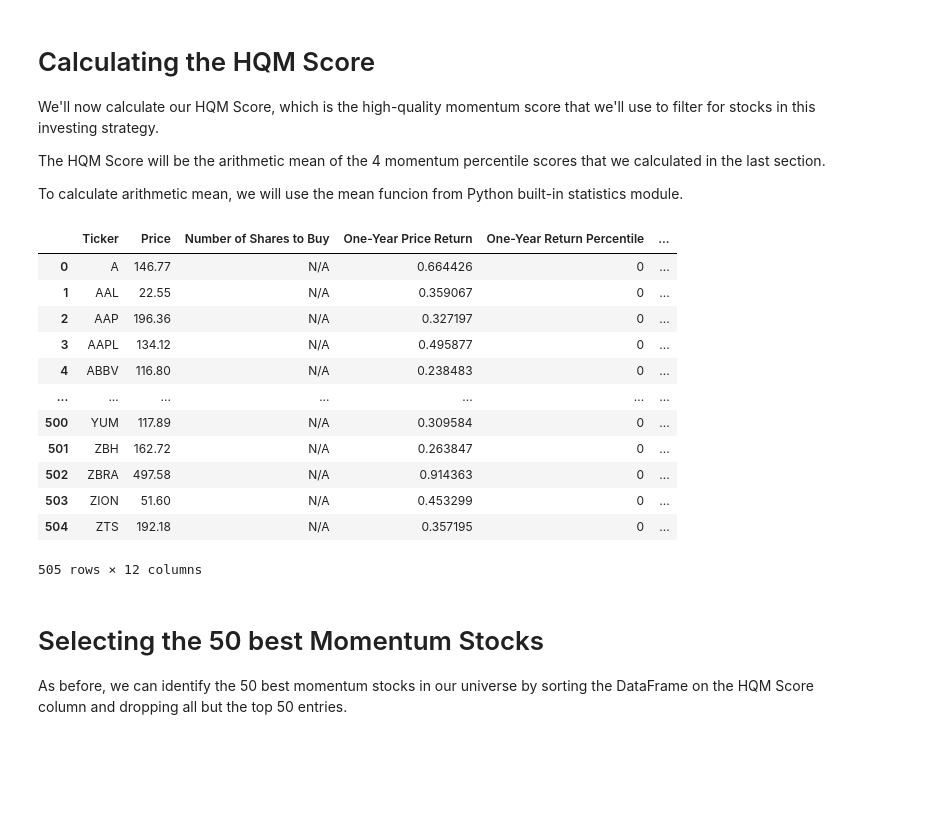
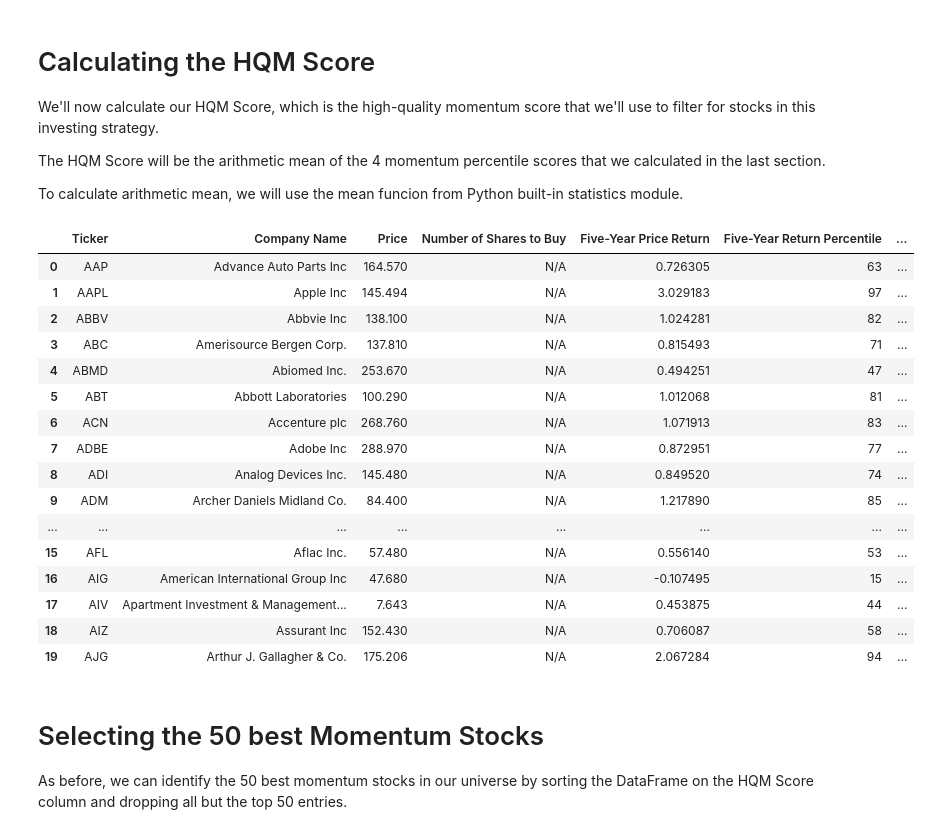
Before and after one commit to Antunes1993/AlgorithmicTrading, a Jupyter notebook: Project 2 - Quantitative Momentum Screener.ipynb, the cells around one changed output. Cells and saved outputs as stored; diff of their text form; code cells hidden in the pictures; blank space fills up the shorter version.

```diff
--- a/Project 2 - Quantitative Momentum Screener.ipynb
+++ b/Project 2 - Quantitative Momentum Screener.ipynb
@@ -186,8 +187,13 @@ Ps: I had problems calculating the percentiles so, I used the columns Price Retu
 # %%
 hqm_columns =[
     'Ticker',
+    'Company Name',
     'Price',
     'Number of Shares to Buy',
+    'Five-Year Price Return',
+    'Five-Year Return Percentile',
+    'Two-Year Price Return',
+    'Two-Year Return Percentile',
     'One-Year Price Return',
     'One-Year Return Percentile',
     'Six-Month Price Return',
@@ -201,17 +207,22 @@ hqm_columns =[
 
 hqm_dataframe = pd.DataFrame(columns = hqm_columns)
 # %%
-for symbol_string in symbol_strings:
+for symbol_string in symbol_strings[:1]:
     batch_api_call_url = f'https://sandbox.iexapis.com/stable/stock/market/batch?symbols={symbol_string} &types=price,stats&token={IEX_CLOUD_API_TOKEN}'
     data = requests.get(batch_api_call_url).json()
 
     for symbol in symbol_string.split(','):
 
-        hqm_dataframe = hqm_dataframe.append(
+        hqm_dataframe= hqm_dataframe.append(
         pd.Series(
         [
             symbol,
+            data[symbol]['stats']['companyName'],
             data[symbol]['price'],
+            'N/A',
+            data[symbol]['stats']['year5ChangePercent'],
+            'N/A',
+            data[symbol]['stats']['year2ChangePercent'],
             'N/A',
             data[symbol]['stats']['year1ChangePercent'],
             'N/A',
@@ -244,5 +255,7 @@ hqm_dataframe
 # %%
 time_periods = [
+    'Five-Year',
+    'Two-Year',
     'One-Year',
     'Six-Month',
     'Three-Month',
@@ -252,12 +265,13 @@ time_periods = [
 for row in hqm_dataframe.index:
     for time_period in time_periods:
         change_col = f'{time_period} Price Return'
-        price_col = 'price'
+        price_col = 'Price'
         percentile_col = f'{time_period} Return Percentile'
+        hqm_dataframe.loc[row, percentile_col] = score(hqm_dataframe[change_col], hqm_dataframe.loc[row, change_col])
 
         #Concatenates string to build the column name that we're inserting values
         try:
-            hqm_dataframe.loc[row, percentile_col] = score(hqm_dataframe[change_col], hqm_dataframe.loc[price_col])
+             hqm_dataframe.loc[row, percentile_col] = round(score(hqm_dataframe[change_col], hqm_dataframe.loc[row, change_col]))
         except:
             hqm_dataframe.loc[row, percentile_col] = 0
 
@@ -290,32 +304,36 @@ statistics module.
 # %%
 from statistics import mean
 
 for row in hqm_dataframe.index:
 
     momentum_percentiles = []
     for time_period in time_periods:
-        momentum_percentiles.append(hqm_dataframe.loc[row, f'{time_period} Price Return'])
+        momentum_percentiles.append(hqm_dataframe.loc[row, f'{time_period} Return Percentile'])
 
     try:
-        hqm_dataframe.loc[row,'HQM Score'] = mean(momentum_percentiles)
+        hqm_dataframe.loc[row,'HQM Score'] = round(mean(momentum_percentiles))
     except:
         hqm_dataframe.loc[row,'HQM Score'] = 0
 
-hqm_dataframe
+hqm_dataframe.head(20)
 # %% [output]
-|  | Ticker | Price | Number of Shares to Buy | One-Year Price Return | One-Year Return Percentile | ... |
-| 0 | A | 146.77 | N/A | 0.664426 | 0 | ... |
-| 1 | AAL | 22.55 | N/A | 0.359067 | 0 | ... |
-| 2 | AAP | 196.36 | N/A | 0.327197 | 0 | ... |
-| 3 | AAPL | 134.12 | N/A | 0.495877 | 0 | ... |
-| 4 | ABBV | 116.80 | N/A | 0.238483 | 0 | ... |
-| ... | ... | ... | ... | ... | ... | ... |
-| 500 | YUM | 117.89 | N/A | 0.309584 | 0 | ... |
-| 501 | ZBH | 162.72 | N/A | 0.263847 | 0 | ... |
-| 502 | ZBRA | 497.58 | N/A | 0.914363 | 0 | ... |
-| 503 | ZION | 51.60 | N/A | 0.453299 | 0 | ... |
-| 504 | ZTS | 192.18 | N/A | 0.357195 | 0 | ... |
+|  | Ticker | Company Name | Price | Number of Shares to Buy | Five-Year Price Return | Five-Year Return Percentile | ... |
+| 0 | AAP | Advance Auto Parts Inc | 164.570 | N/A | 0.726305 | 63 | ... |
+| 1 | AAPL | Apple Inc | 145.494 | N/A | 3.029183 | 97 | ... |
+| 2 | ABBV | Abbvie Inc | 138.100 | N/A | 1.024281 | 82 | ... |
+| 3 | ABC | Amerisource Bergen Corp. | 137.810 | N/A | 0.815493 | 71 | ... |
+| 4 | ABMD | Abiomed Inc. | 253.670 | N/A | 0.494251 | 47 | ... |
+| 5 | ABT | Abbott Laboratories | 100.290 | N/A | 1.012068 | 81 | ... |
+| 6 | ACN | Accenture plc | 268.760 | N/A | 1.071913 | 83 | ... |
+| 7 | ADBE | Adobe Inc | 288.970 | N/A | 0.872951 | 77 | ... |
+| 8 | ADI | Analog Devices Inc. | 145.480 | N/A | 0.849520 | 74 | ... |
+| 9 | ADM | Archer Daniels Midland Co. | 84.400 | N/A | 1.217890 | 85 | ... |
+| ... | ... | ... | ... | ... | ... | ... | ... |
+| 15 | AFL | Aflac Inc. | 57.480 | N/A | 0.556140 | 53 | ... |
+| 16 | AIG | American International Group Inc | 47.680 | N/A | -0.107495 | 15 | ... |
+| 17 | AIV | Apartment Investment & Management... | 7.643 | N/A | 0.453875 | 44 | ... |
+| 18 | AIZ | Assurant Inc | 152.430 | N/A | 0.706087 | 58 | ... |
+| 19 | AJG | Arthur J. Gallagher & Co. | 175.206 | N/A | 2.067284 | 94 | ... |
-505 rows × 12 columns
 # %% [markdown]
 # Selecting the 50 best Momentum Stocks
 
```
Also changed, not shown: parts of 10 cells of this notebook, 8 other files.
